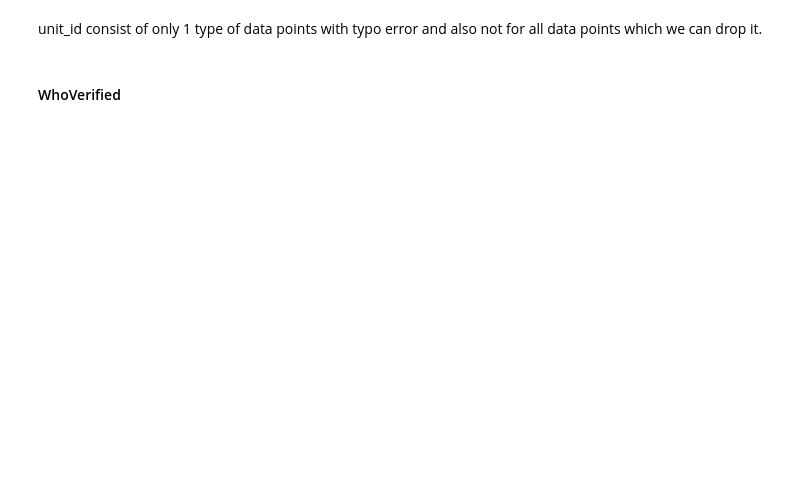
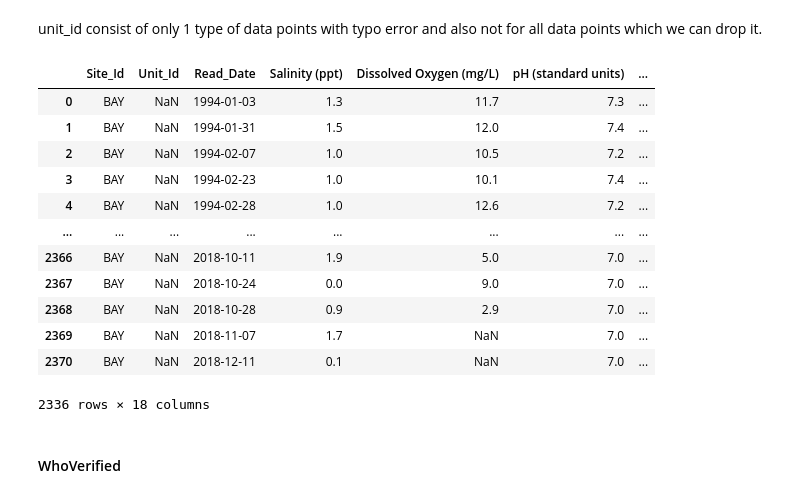
Before and after one commit to ameygawade/DataScience-100-Days-of-Data-Science, a Jupyter notebook: Week 7-8 Time-Series and NLP/Day-49 Time Series Forcasting Project/Day_49_Time_Series_Forcasting_Project.ipynb, the cells around one changed output. Saved outputs shown, nothing was run; the diff lists cells and outputs as text; code cells hidden in the pictures; blank space fills up the shorter version.

```diff
--- a/Week 7-8 Time-Series and NLP/Day-49 Time Series Forcasting Project/Day_49_Time_Series_Forcasting_Project.ipynb
+++ b/Week 7-8 Time-Series and NLP/Day-49 Time Series Forcasting Project/Day_49_Time_Series_Forcasting_Project.ipynb
@@ -18,0 +357,3 @@ df.info()
+# %%
+# to many outliers in DateDiff column and Date verified, so we will drop it and not use it for analysis
+df.drop(columns=['DateDiff','DateVerified'], inplace=True)
@@ -45,7 +452,21 @@ df['Unit_Id'].value_counts()
 # %% [markdown]
 unit_id consist of only 1 type of data points with typo error and also not for all data points which we can drop it.
 # %%
-df[df['Read_Date'].isnull()]
+df[df['Unit_Id'].isnull()]
+# %% [output]
+|  | Site_Id | Unit_Id | Read_Date | Salinity (ppt) | Dissolved Oxygen (mg/L) | pH (standard units) | ... |
+| 0 | BAY | NaN | 1994-01-03 | 1.3 | 11.7 | 7.3 | ... |
+| 1 | BAY | NaN | 1994-01-31 | 1.5 | 12.0 | 7.4 | ... |
+| 2 | BAY | NaN | 1994-02-07 | 1.0 | 10.5 | 7.2 | ... |
+| 3 | BAY | NaN | 1994-02-23 | 1.0 | 10.1 | 7.4 | ... |
+| 4 | BAY | NaN | 1994-02-28 | 1.0 | 12.6 | 7.2 | ... |
+| ... | ... | ... | ... | ... | ... | ... | ... |
+| 2366 | BAY | NaN | 2018-10-11 | 1.9 | 5.0 | 7.0 | ... |
+| 2367 | BAY | NaN | 2018-10-24 | 0.0 | 9.0 | 7.0 | ... |
+| 2368 | BAY | NaN | 2018-10-28 | 0.9 | 2.9 | 7.0 | ... |
+| 2369 | BAY | NaN | 2018-11-07 | 1.7 | NaN | 7.0 | ... |
+| 2370 | BAY | NaN | 2018-12-11 | 0.1 | NaN | 7.0 | ... |
+2336 rows × 18 columns
 # %% [markdown]
 #### WhoVerified
 # %%
```
Also changed, not shown: parts of 53 cells of this notebook, 1 other file.
